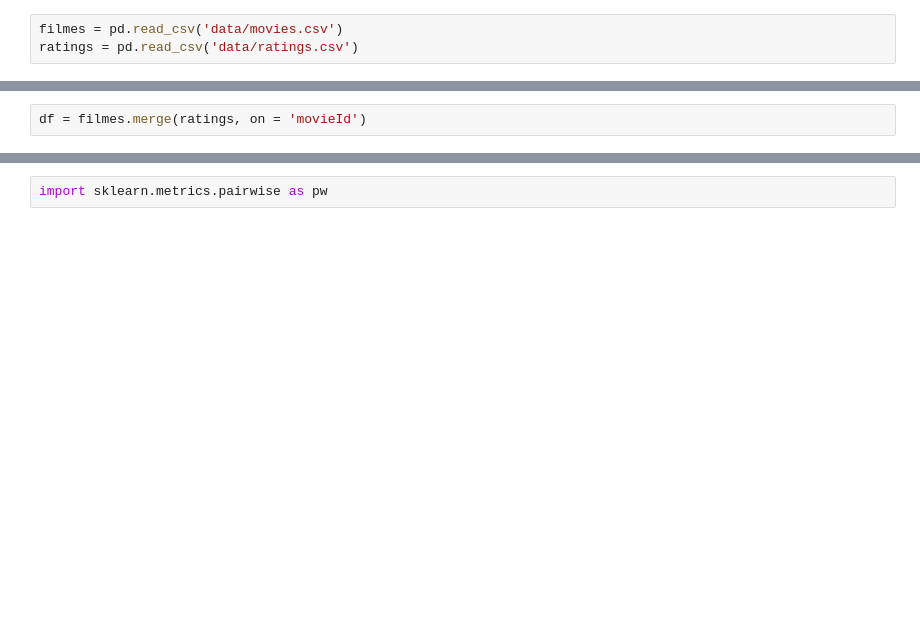
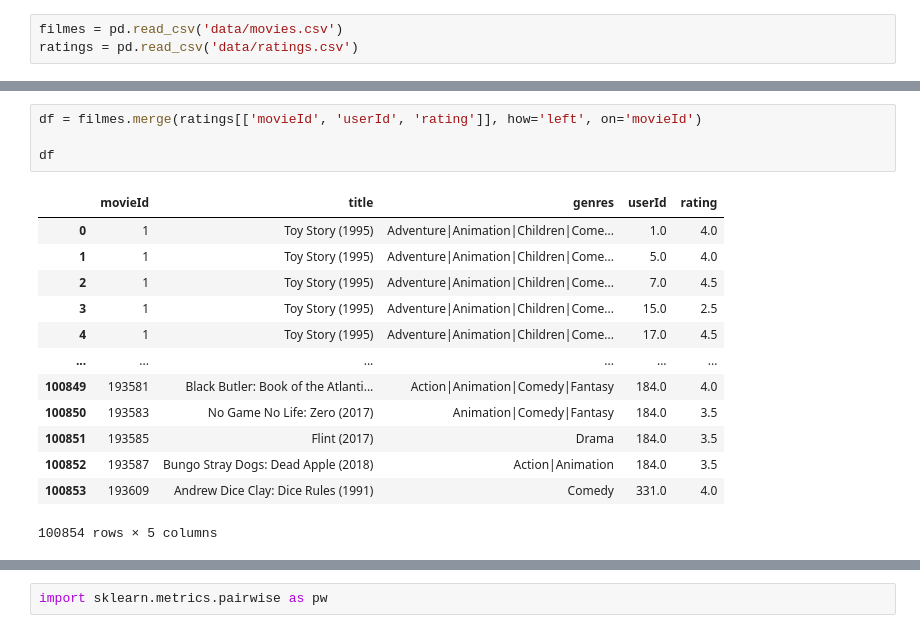
Before and after one commit to Vinigirao/projeto_aplicado_3, a Jupyter notebook: eda.ipynb, the cells around one changed output, grey strips where cells are left out. Drawn from its saved outputs; the diff is of its cells as text; blank space fills up the shorter version.

```diff
--- a/eda.ipynb
+++ b/eda.ipynb
@@ -100,2 +82,18 @@ pd.merge(top, filmes, on = 'movieId')[['title', 'rating', 'n_avaliações']]
 # %%
-df = filmes.merge(ratings, on = 'movieId')
+df = filmes.merge(ratings[['movieId', 'userId', 'rating']], how='left', on='movieId')
+
+df
+# %% [output]
+|  | movieId | title | genres | userId | rating |
+| 0 | 1 | Toy Story (1995) | Adventure|Animation|Children|Come... | 1.0 | 4.0 |
+| 1 | 1 | Toy Story (1995) | Adventure|Animation|Children|Come... | 5.0 | 4.0 |
+| 2 | 1 | Toy Story (1995) | Adventure|Animation|Children|Come... | 7.0 | 4.5 |
+| 3 | 1 | Toy Story (1995) | Adventure|Animation|Children|Come... | 15.0 | 2.5 |
+| 4 | 1 | Toy Story (1995) | Adventure|Animation|Children|Come... | 17.0 | 4.5 |
+| ... | ... | ... | ... | ... | ... |
+| 100849 | 193581 | Black Butler: Book of the Atlanti... | Action|Animation|Comedy|Fantasy | 184.0 | 4.0 |
+| 100850 | 193583 | No Game No Life: Zero (2017) | Animation|Comedy|Fantasy | 184.0 | 3.5 |
+| 100851 | 193585 | Flint (2017) | Drama | 184.0 | 3.5 |
+| 100852 | 193587 | Bungo Stray Dogs: Dead Apple (2018) | Action|Animation | 184.0 | 3.5 |
+| 100853 | 193609 | Andrew Dice Clay: Dice Rules (1991) | Comedy | 331.0 | 4.0 |
+100854 rows × 5 columns
```
Also changed, not shown: parts of 52 cells of this notebook.
